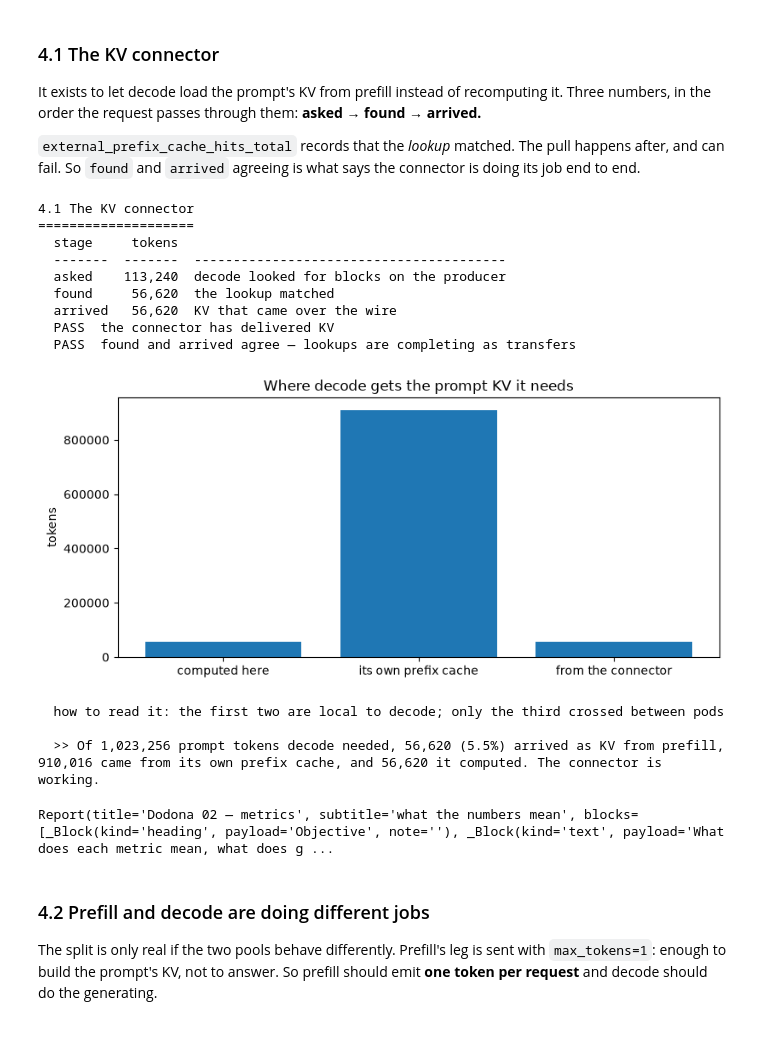
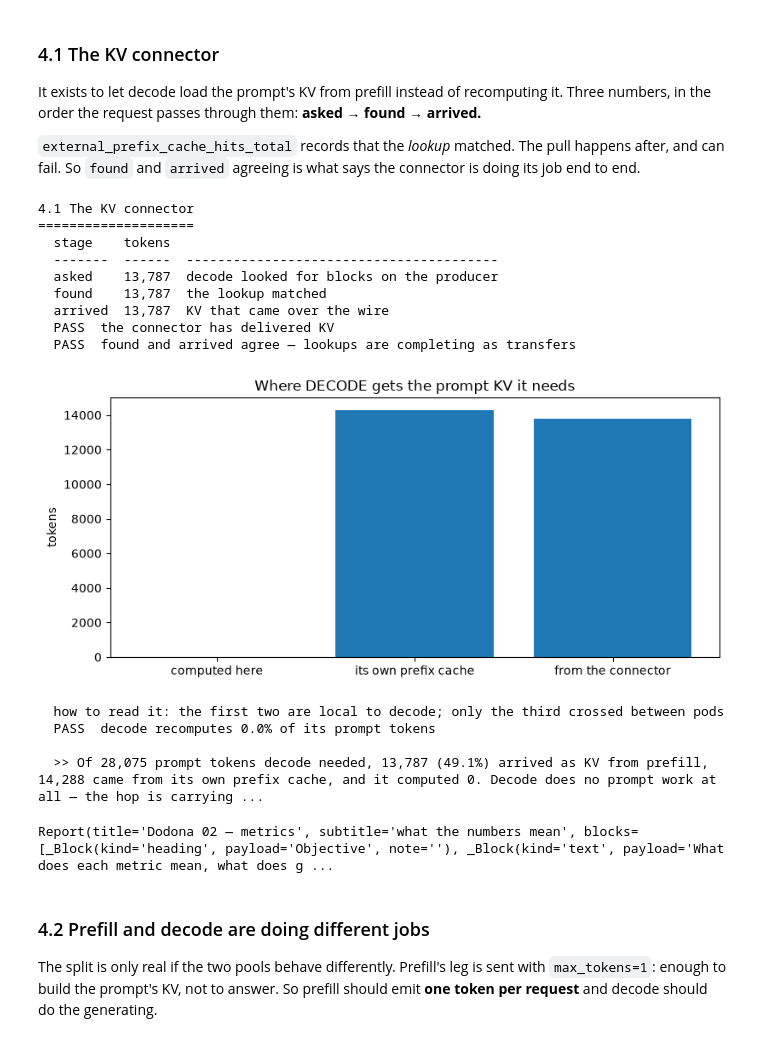
Before and after one commit to harshuljain13/Dodona, a Jupyter notebook: benchmarking/02-metrics/notebook.ipynb, the cells around one changed output. Drawn from its saved outputs; the diff is of its cells as text; code cells hidden in the pictures.

```diff
--- a/benchmarking/02-metrics/notebook.ipynb
+++ b/benchmarking/02-metrics/notebook.ipynb
@@ -291,50 +291,62 @@ pull happens after, and can fail. So `found` and `arrived` agreeing is what
 says the connector is doing its job end to end.
 # %%
 report.heading('4.1 The KV connector')
-asked    = v('sum(vllm:external_prefix_cache_queries_total)')
-found    = v('sum(vllm:external_prefix_cache_hits_total)')
-arrived  = v('sum(vllm:prompt_tokens_by_source_total{source="external_kv_transfer"})')
-computed = v('sum(vllm:prompt_tokens_by_source_total{source="local_compute"})')
-cached   = v('sum(vllm:prompt_tokens_by_source_total{source="local_cache_hit"})')
+# Scoped to decode. BOTH pools run a connector, so an unscoped sum counts
+# prefill's queries too and credits prefill's own prompt work to decode —
+# which made a perfect hop read as 'half of it was recomputed'.
+D = '{pod=~"vllm-decode.*"}'
+S = lambda src: ('sum(vllm:prompt_tokens_by_source_total'
+                 f'{{source="{src}",pod=~"vllm-decode.*"}})')
+asked    = v(f'sum(vllm:external_prefix_cache_queries_total{D})')
+found    = v(f'sum(vllm:external_prefix_cache_hits_total{D})')
+arrived  = v(S('external_kv_transfer'))
+computed = v(S('local_compute'))
+cached   = v(S('local_cache_hit'))
 
 report.table(['stage', 'tokens', ''], [
     ['asked',   f'{asked:,.0f}',   'decode looked for blocks on the producer'],
     ['found',   f'{found:,.0f}',   'the lookup matched'],
     ['arrived', f'{arrived:,.0f}', 'KV that came over the wire'],
 ])
 report.verdict(arrived > 0, 'the connector has delivered KV')
 report.verdict(abs(found - arrived) < max(found, 1) * 0.1,
                'found and arrived agree — lookups are completing as transfers')
 
-report.bar('Where decode gets the prompt KV it needs',
+report.bar('Where DECODE gets the prompt KV it needs',
            ['computed here', 'its own prefix cache', 'from the connector'],
            {'prompt tokens': [computed, cached, arrived]}, ylabel='tokens',
            note='the first two are local to decode; only the third crossed between pods')
 
 total = computed + cached + arrived
+report.verdict(total == 0 or computed / total < 0.1,
+               f'decode recomputes {computed/max(total,1):.1%} of its prompt tokens')
 report.conclusion(
-    f'Of {total:,.0f} prompt tokens decode needed, {arrived:,.0f} ({arrived/max(total,1):.1%}) '
-    f'arrived as KV from prefill, {cached:,.0f} came from its own prefix cache, and '
-    f'{computed:,.0f} it computed. The connector is working.'
+    f'Of {total:,.0f} prompt tokens decode needed, {arrived:,.0f} '
+    f'({arrived/max(total,1):.1%}) arrived as KV from prefill, {cached:,.0f} came '
+    f'from its own prefix cache, and it computed {computed:,.0f}. '
+    + ('Decode does no prompt work at all — the hop is carrying the whole '
+       'prompt, which is exactly what disaggregation is for.'
+       if computed == 0 else 'The rest it had to compute itself.')
     if arrived > 0 else
     f'None of the {total:,.0f} prompt tokens came from the connector. '
     + (f'It was asked {asked:,.0f} times and found {found:,.0f}, so the lookup '
-       'works and the transfer does not — check `make kv` for transfer failures.'
-       if found > 0 else 'It found nothing, so there is nothing to transfer.'))
+       'works and the transfer does not — check `make kv`.'
+       if found > 0 else 'It found nothing, so there was nothing to transfer.'))
 # %% [output]
 4.1 The KV connector
 ====================
-  stage     tokens
-  -------  -------  ----------------------------------------
-  asked    113,240  decode looked for blocks on the producer
-  found     56,620  the lookup matched
-  arrived   56,620  KV that came over the wire
+  stage    tokens
+  -------  ------  ----------------------------------------
+  asked    13,787  decode looked for blocks on the producer
+  found    13,787  the lookup matched
+  arrived  13,787  KV that came over the wire
   PASS  the connector has delivered KV
   PASS  found and arrived agree — lookups are completing as transfers
-[figure, old version]
+[figure, new version]
   how to read it: the first two are local to decode; only the third crossed between pods
+  PASS  decode recomputes 0.0% of its prompt tokens
 
-  >> Of 1,023,256 prompt tokens decode needed, 56,620 (5.5%) arrived as KV from prefill, 910,016 came from its own prefix cache, and 56,620 it computed. The connector is working.
+  >> Of 28,075 prompt tokens decode needed, 13,787 (49.1%) arrived as KV from prefill, 14,288 came from its own prefix cache, and it computed 0. Decode does no prompt work at all — the hop is carrying ...
 Report(title='Dodona 02 — metrics', subtitle='what the numbers mean', blocks=[_Block(kind='heading', payload='Objective', note=''), _Block(kind='text', payload='What does each metric mean, what does g ...
 # %% [markdown]
 ### 4.2 Prefill and decode are doing different jobs
```
Also changed, not shown: parts of 3 cells of this notebook, 6 other files.
